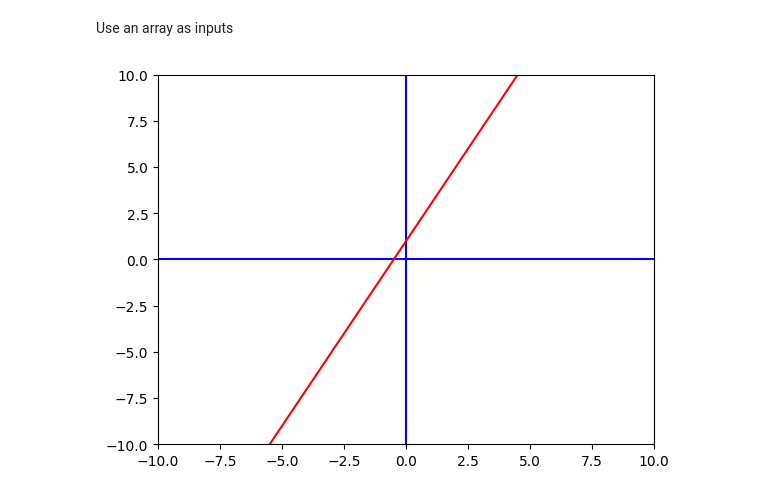
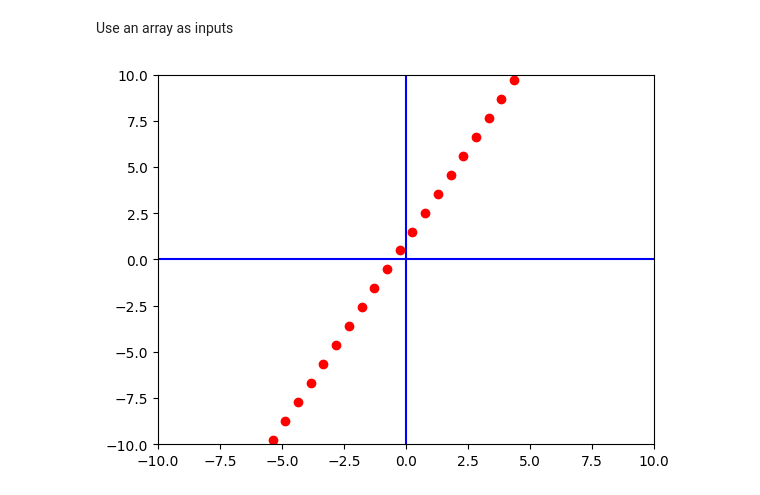
Before and after one commit to ivansing/Algebra-Course-FCC, a Jupyter notebook: Day_1.ipynb, the cells around one changed output. Saved outputs shown, nothing was run; the diff lists cells and outputs as text; code cells hidden in the pictures.

```diff
--- a/Day_1.ipynb
+++ b/Day_1.ipynb
@@ -513,22 +659,22 @@ Use an array as inputs
 # %%
 import matplotlib.pyplot as plt
 import numpy as np
 
 xmin = -10
 xmax = 10
 ymin = -10
 ymax = 10
 points = 2*(xmax-xmin)
 x = np.linspace(xmin, xmax, points) # instead of a loop
 
 fig, ax = plt.subplots()
 plt.axis([xmin,xmax,ymin,ymax]) # window size
 plt.plot([xmin,xmax], [0,0], 'b') # blue x axis
 plt.plot([0,0],[ymin,ymax], 'b')
 
 y = 2*x + 1
-plt.plot(x,y, 'r')
+plt.plot(x,y, 'ro')
 
 plt.show()
 # %% [output]
-[figure, old version]
+[figure, new version]
```
Also changed, not shown: parts of 19 cells of this notebook.
